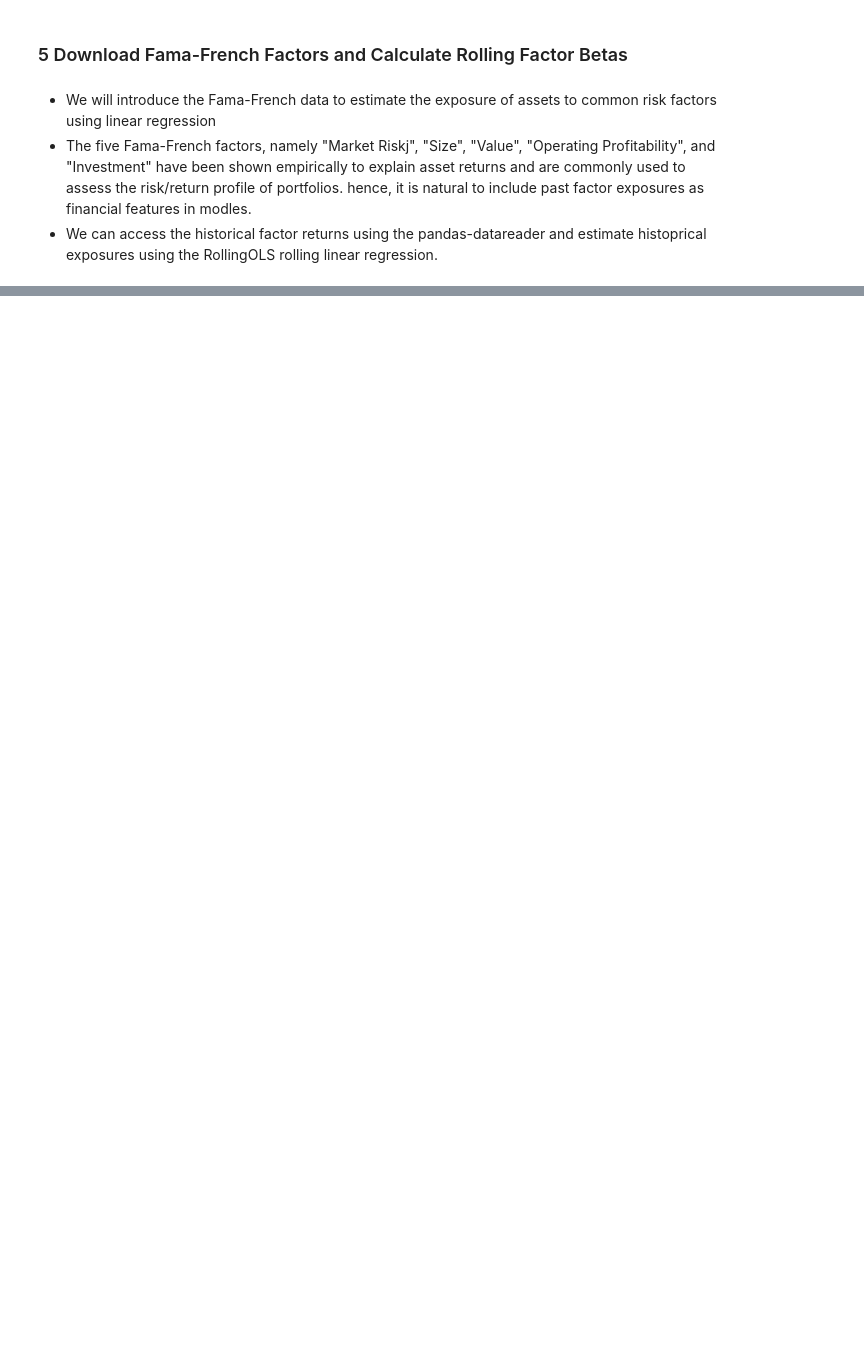
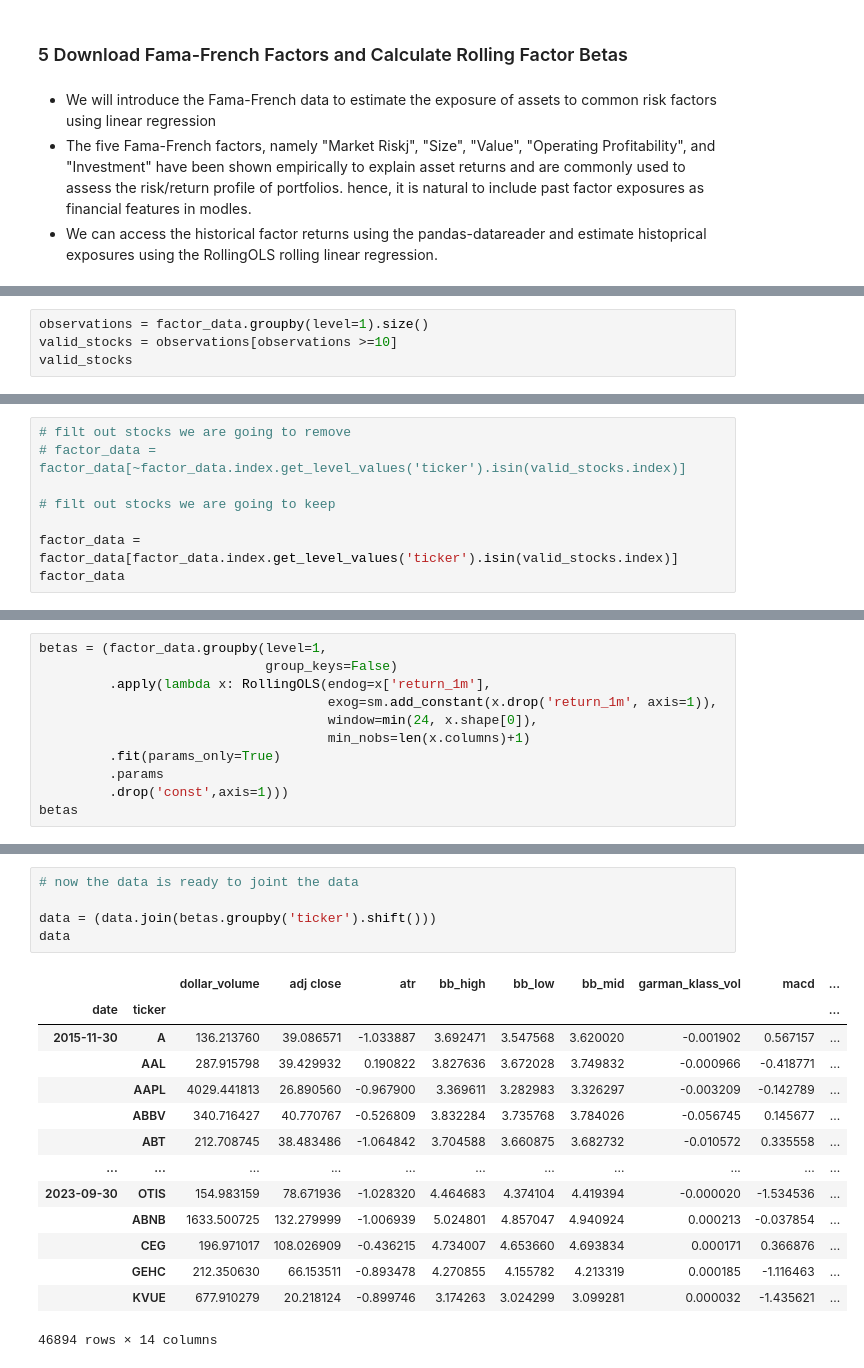
Before and after one commit to liudoong/Finance, a Jupyter notebook: Algo_ML.ipynb, the cells around one changed output, grey strips where cells are left out. Drawn from its saved outputs; the diff is of its cells as text; blank space fills up the shorter version.

```diff
--- a/Algo_ML.ipynb
+++ b/Algo_ML.ipynb
@@ -274,0 +295,4 @@ factor_data.xs('MSFT',level=1).head()
+# %%
+observations = factor_data.groupby(level=1).size()
+valid_stocks = observations[observations >=10]
+valid_stocks
@@ -274,0 +313,8 @@ factor_data.xs('MSFT',level=1).head()
+# %%
+# filt out stocks we are going to remove
+# factor_data = factor_data[~factor_data.index.get_level_values('ticker').isin(valid_stocks.index)]
+
+# filt out stocks we are going to keep
+
+factor_data = factor_data[factor_data.index.get_level_values('ticker').isin(valid_stocks.index)]
+factor_data
@@ -274,0 +338,11 @@ factor_data.xs('MSFT',level=1).head()
+# %%
+betas = (factor_data.groupby(level=1,
+                             group_keys=False)
+         .apply(lambda x: RollingOLS(endog=x['return_1m'],
+                                     exog=sm.add_constant(x.drop('return_1m', axis=1)),
+                                     window=min(24, x.shape[0]),
+                                     min_nobs=len(x.columns)+1)
+         .fit(params_only=True)
+         .params
+         .drop('const',axis=1)))
+betas
@@ -274,0 +384,20 @@ factor_data.xs('MSFT',level=1).head()
+# %%
+# now the data is ready to joint the data
+
+data = (data.join(betas.groupby('ticker').shift()))
+data
+# %% [output]
+|  |  | dollar_volume | adj close | atr | bb_high | bb_low | bb_mid | garman_klass_vol | macd | ... |
+| date | ticker |  |  |  |  |  |  |  |  | ... |
+| 2015-11-30 | A | 136.213760 | 39.086571 | -1.033887 | 3.692471 | 3.547568 | 3.620020 | -0.001902 | 0.567157 | ... |
+|  | AAL | 287.915798 | 39.429932 | 0.190822 | 3.827636 | 3.672028 | 3.749832 | -0.000966 | -0.418771 | ... |
+|  | AAPL | 4029.441813 | 26.890560 | -0.967900 | 3.369611 | 3.282983 | 3.326297 | -0.003209 | -0.142789 | ... |
+|  | ABBV | 340.716427 | 40.770767 | -0.526809 | 3.832284 | 3.735768 | 3.784026 | -0.056745 | 0.145677 | ... |
+|  | ABT | 212.708745 | 38.483486 | -1.064842 | 3.704588 | 3.660875 | 3.682732 | -0.010572 | 0.335558 | ... |
+| ... | ... | ... | ... | ... | ... | ... | ... | ... | ... | ... |
+| 2023-09-30 | OTIS | 154.983159 | 78.671936 | -1.028320 | 4.464683 | 4.374104 | 4.419394 | -0.000020 | -1.534536 | ... |
+|  | ABNB | 1633.500725 | 132.279999 | -1.006939 | 5.024801 | 4.857047 | 4.940924 | 0.000213 | -0.037854 | ... |
+|  | CEG | 196.971017 | 108.026909 | -0.436215 | 4.734007 | 4.653660 | 4.693834 | 0.000171 | 0.366876 | ... |
+|  | GEHC | 212.350630 | 66.153511 | -0.893478 | 4.270855 | 4.155782 | 4.213319 | 0.000185 | -1.116463 | ... |
+|  | KVUE | 677.910279 | 20.218124 | -0.899746 | 3.174263 | 3.024299 | 3.099281 | 0.000032 | -1.435621 | ... |
+46894 rows × 14 columns
```
Also changed, not shown: parts of 16 cells of this notebook, 2 other files.
